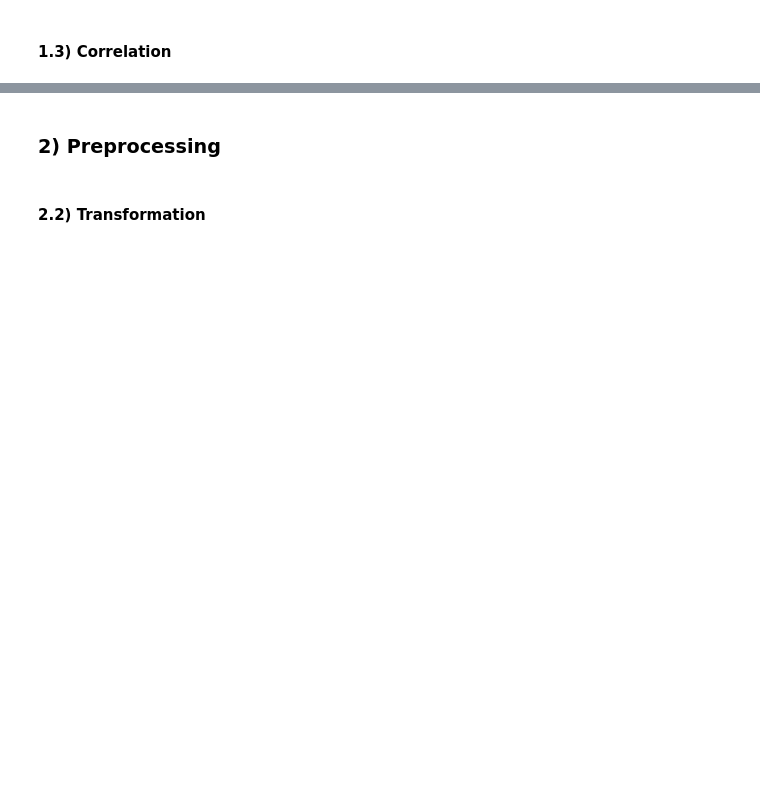
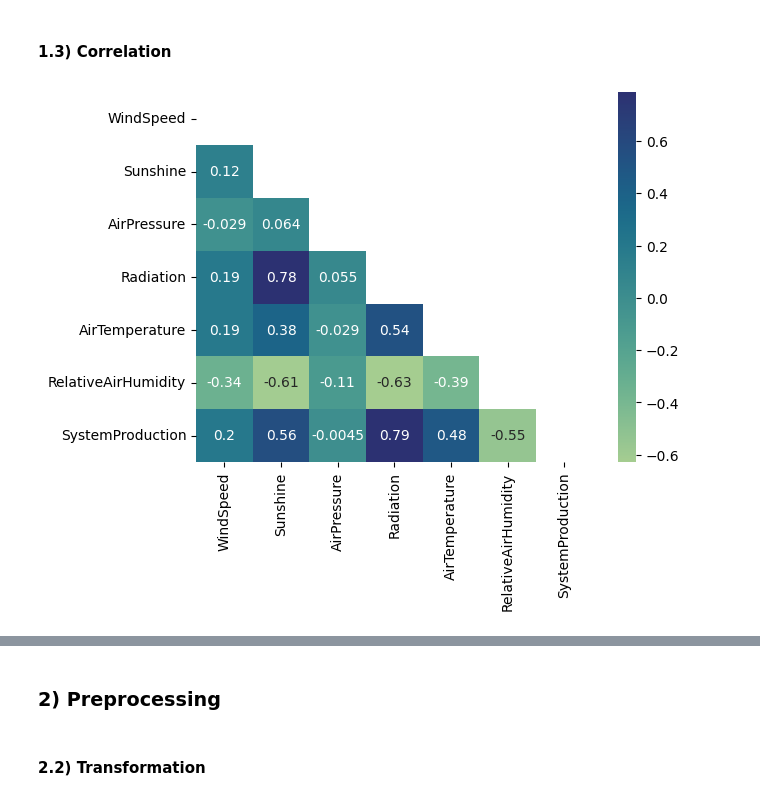
Before and after one commit to caiosoter/DS-Projects, a Jupyter notebook: Solar_Power_Generation_Prediction/Solar_Power_Prediction.ipynb, the cells around one changed output, grey strips where cells are left out. Cells and saved outputs as stored; diff of their text form; code cells hidden in the pictures; blank space fills up the shorter version.

```diff
--- a/Solar_Power_Generation_Prediction/Solar_Power_Prediction.ipynb
+++ b/Solar_Power_Generation_Prediction/Solar_Power_Prediction.ipynb
@@ -346,3 +359,16 @@ def correlation_heatmap():
+# %%
+# Correlation Matrix:
+
+def heatmap_cor(df):
+    cor = df.corr()
+    mascara = np.zeros_like(cor)
+    mascara[np.triu_indices_from(mascara)] = True
+    sns.heatmap(cor, mask=mascara, cbar=True, annot=True, cmap="crest")
+
+
+heatmap_cor(df)
+# %% [output]
+[figure, added]
 # %% [markdown]
 Conclusions
 
```
Also changed, not shown: parts of 19 cells of this notebook.
